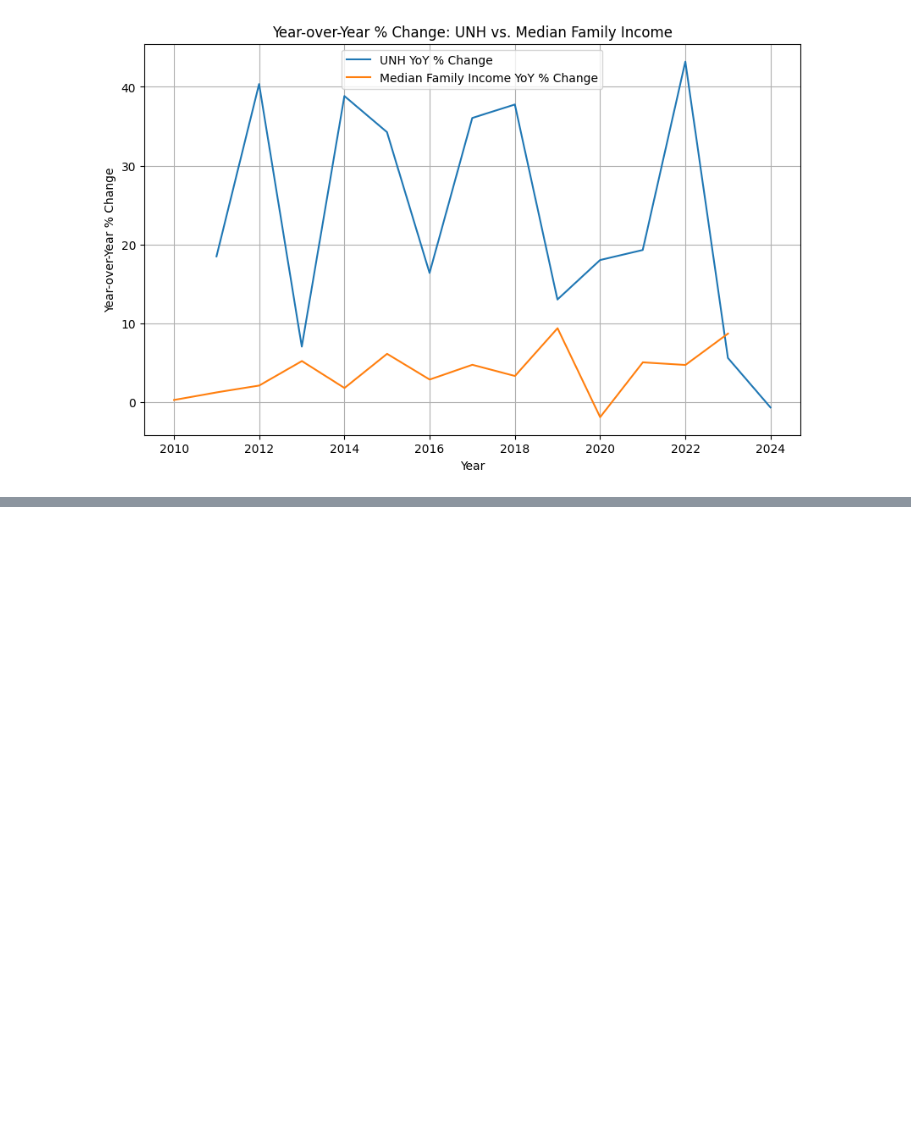
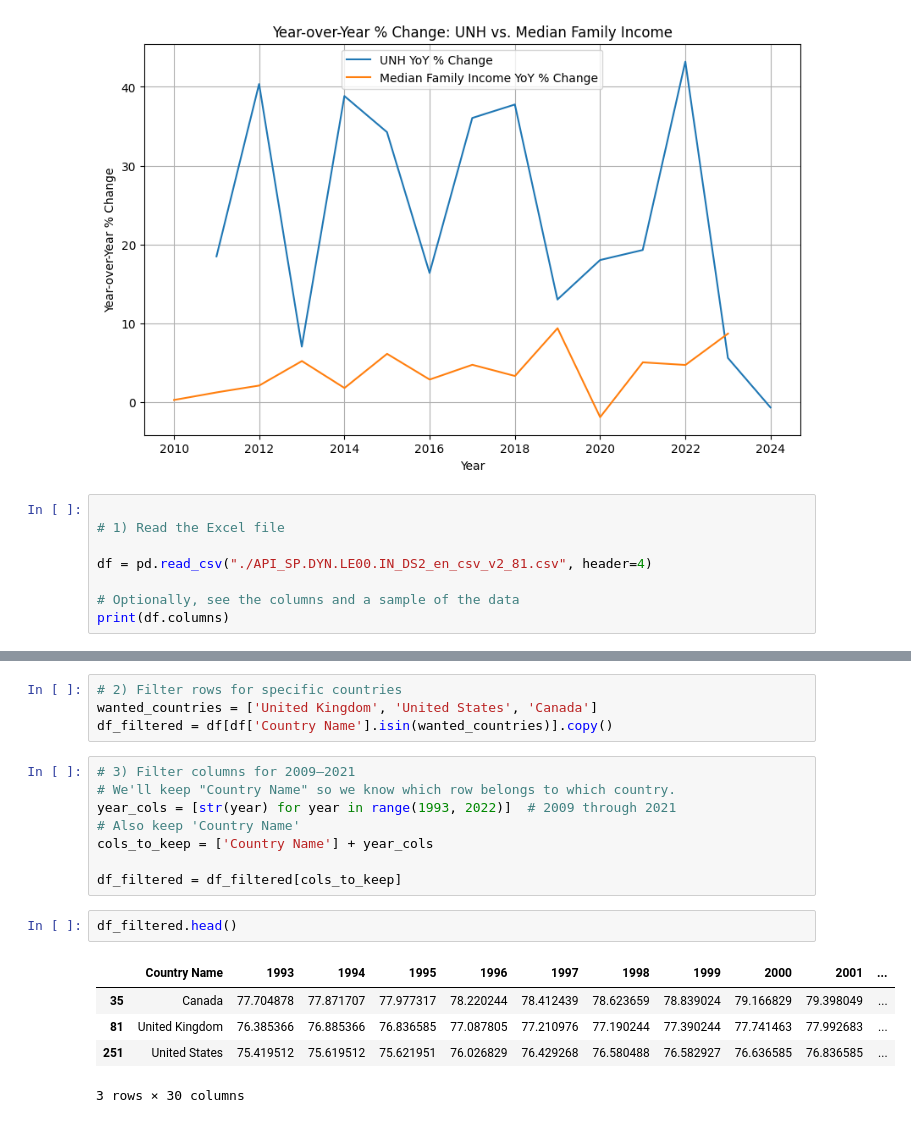
Before and after one commit to jmce619/weegi, a Jupyter notebook: front_page_data.ipynb, the cells around one changed output, grey strips where cells are left out. Cells and saved outputs as stored; diff of their text form; blank space fills up the shorter version.

```diff
--- a/front_page_data.ipynb
+++ b/front_page_data.ipynb
@@ -247,3 +247,11 @@ plt.grid(True)
 plt.show()
 # %% [output]
 [figure]
+# %%
+
+# 1) Read the Excel file
+
+df = pd.read_csv("./API_SP.DYN.LE00.IN_DS2_en_csv_v2_81.csv", header=4)
+
+# Optionally, see the columns and a sample of the data
+print(df.columns)
@@ -249,0 +269,20 @@ plt.show()
+# %%
+# 2) Filter rows for specific countries
+wanted_countries = ['United Kingdom', 'United States', 'Canada']
+df_filtered = df[df['Country Name'].isin(wanted_countries)].copy()
+# %%
+# 3) Filter columns for 2009–2021
+# We'll keep "Country Name" so we know which row belongs to which country.
+year_cols = [str(year) for year in range(1993, 2022)]  # 2009 through 2021
+# Also keep 'Country Name'
+cols_to_keep = ['Country Name'] + year_cols
+
+df_filtered = df_filtered[cols_to_keep]
+# %%
+df_filtered.head()
+# %% [output]
+|  | Country Name | 1993 | 1994 | 1995 | 1996 | 1997 | 1998 | 1999 | 2000 | 2001 | ... |
+| 35 | Canada | 77.704878 | 77.871707 | 77.977317 | 78.220244 | 78.412439 | 78.623659 | 78.839024 | 79.166829 | 79.398049 | ... |
+| 81 | United Kingdom | 76.385366 | 76.885366 | 76.836585 | 77.087805 | 77.210976 | 77.190244 | 77.390244 | 77.741463 | 77.992683 | ... |
+| 251 | United States | 75.419512 | 75.619512 | 75.621951 | 76.026829 | 76.429268 | 76.580488 | 76.582927 | 76.636585 | 76.836585 | ... |
+3 rows × 30 columns
```
Also changed, not shown: parts of 5 cells of this notebook, 18 other files.
